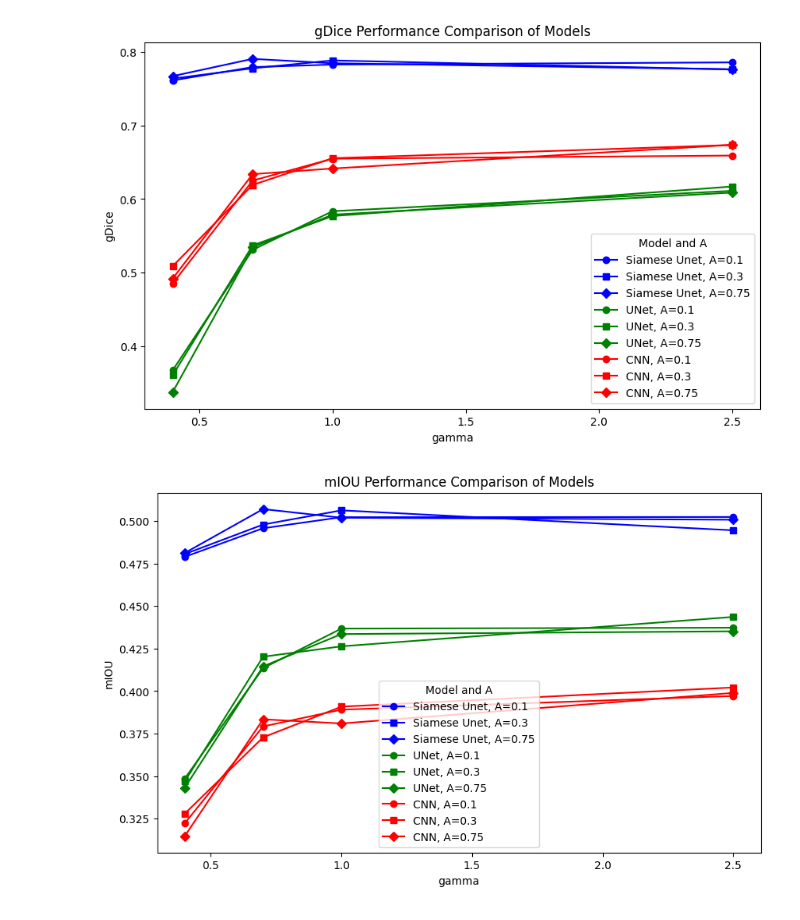
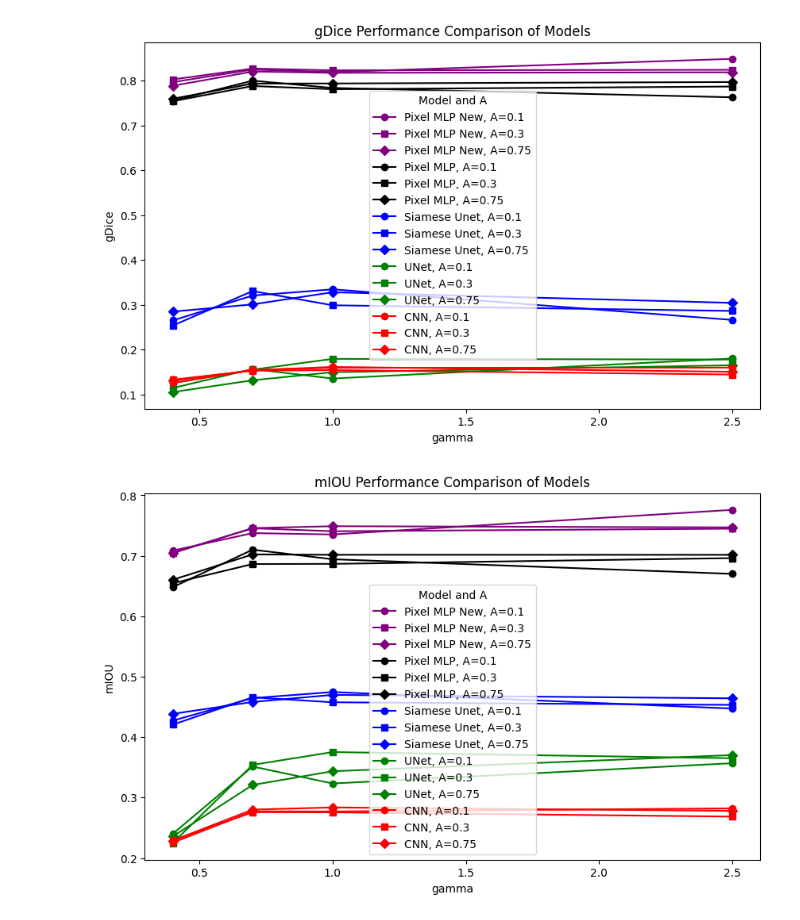
Before and after one commit to CVC-Lab/HSI-MSI-Image-Fusion, a Jupyter notebook: plot_ablation.ipynb, the cells around one changed output. Cells and saved outputs as stored; diff of their text form; code cells hidden in the pictures.

```diff
--- a/plot_ablation.ipynb
+++ b/plot_ablation.ipynb
@@ -3,10 +3,12 @@ import pandas as pd
 import numpy as np
 import matplotlib.pyplot as plt
 
-data = pd.read_csv("../artifacts/experiment_jasper_ridge.csv")
+data = pd.read_csv("./artifacts/experiments_all_A_gamma.csv")
 
 # Define the models
-models = {'ca_siamese': 'Siamese Unet', 'unet': 'UNet', 'cnn': 'CNN'}
+models = {'pixel_mlp': 'Pixel MLP',
+          'pixel_mlp_standard': 'Pixel MLP New', 'ca_siamese': 'Siamese Unet',
+          'unet': 'UNet', 'cnn': 'CNN'}
 
 # Replace model names with the user-friendly names
 data['model'] = data['model'].replace(models)
@@ -18,40 +20,40 @@ data['mIOU'] = data['mIOU'].apply(lambda x: np.mean([float(i) for i in x.strip('
 markers = {0.1: 'o', 0.3: 's', 0.75: 'D'}
 
 # Define colors for different models
-colors = {'Siamese Unet': 'blue', 'UNet': 'green', 'CNN': 'red'}
+colors = {'Pixel MLP': 'black', 'Pixel MLP New': 'purple', 'Siamese Unet': 'blue', 'UNet': 'green', 'CNN': 'red'}
 
 # Plot performance comparison of the models for gDice with different values of A
 fig, ax = plt.subplots(figsize=(10, 6))
 for model in data['model'].unique():
     for A in data['A'].unique():
         subset = data[(data['model'] == model) & (data['A'] == A)]
         ax.plot(subset['gamma'], subset['gDice'], label=f"{model}, A={A}",
                 color=colors[model], marker=markers[A], linestyle='-')
 
 ax.set_title('gDice Performance Comparison of Models')
 ax.set_xlabel('gamma')
 ax.set_ylabel('gDice')
 ax.legend(title='Model and A')
 
 plt.show()
 
 # Plot performance comparison of the models for mIOU with different values of A
 fig, ax = plt.subplots(figsize=(10, 6))
 for model in data['model'].unique():
     for A in data['A'].unique():
         subset = data[(data['model'] == model) & (data['A'] == A)]
         ax.plot(subset['gamma'], subset['mIOU'], label=f"{model}, A={A}",
                 color=colors[model], marker=markers[A], linestyle='-')
 
 ax.set_title('mIOU Performance Comparison of Models')
 ax.set_xlabel('gamma')
 ax.set_ylabel('mIOU')
 ax.legend(title='Model and A')
 
 plt.show()
 # %% [output]
-[figure, old version]
+[figure, new version]
-[figure, old version]
+[figure, new version]
 # %%
 from matplotlib.offsetbox import OffsetImage, AnnotationBbox
 
```
Also changed, not shown: parts of 3 cells of this notebook, 6 other files.
